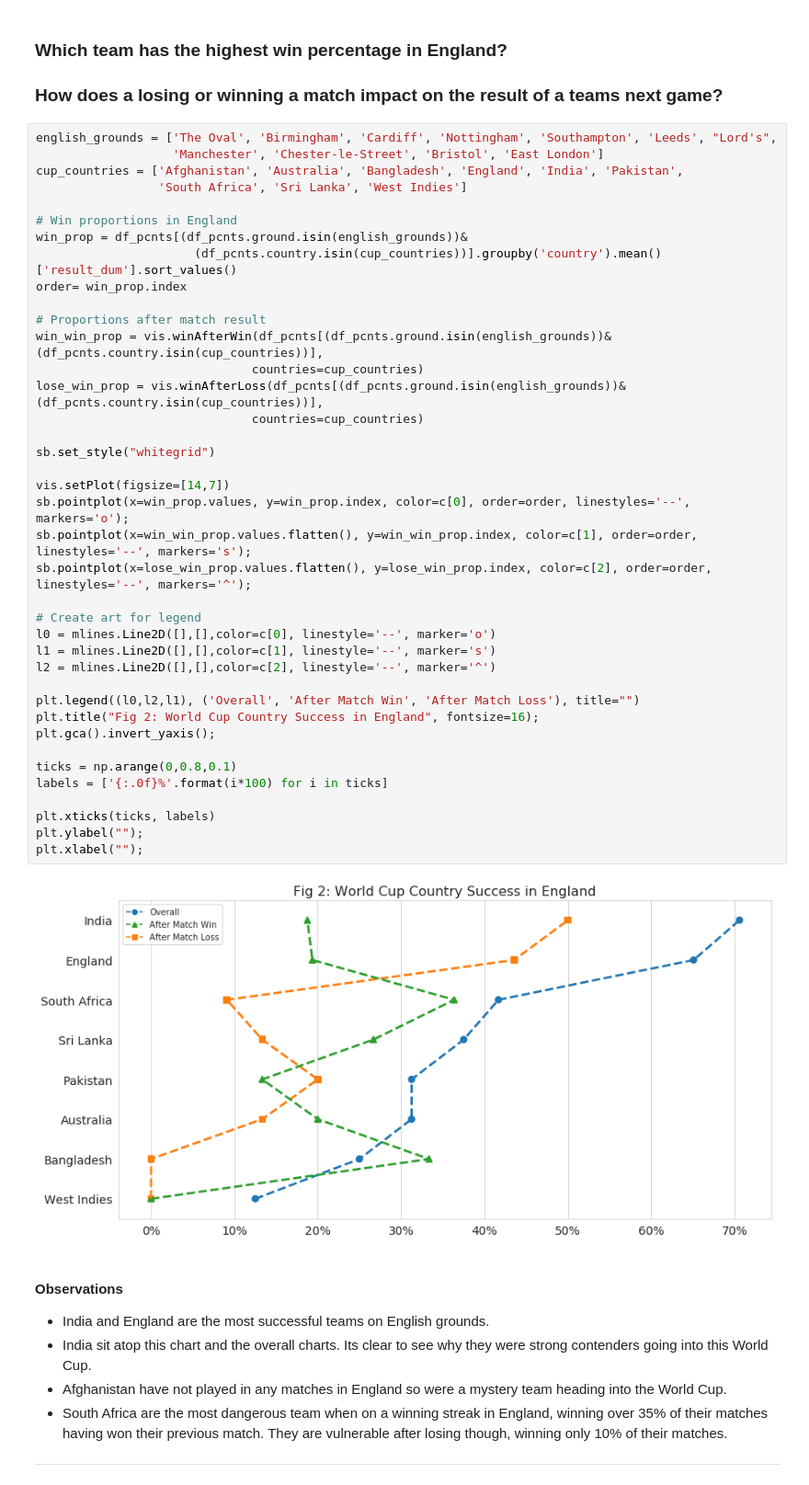
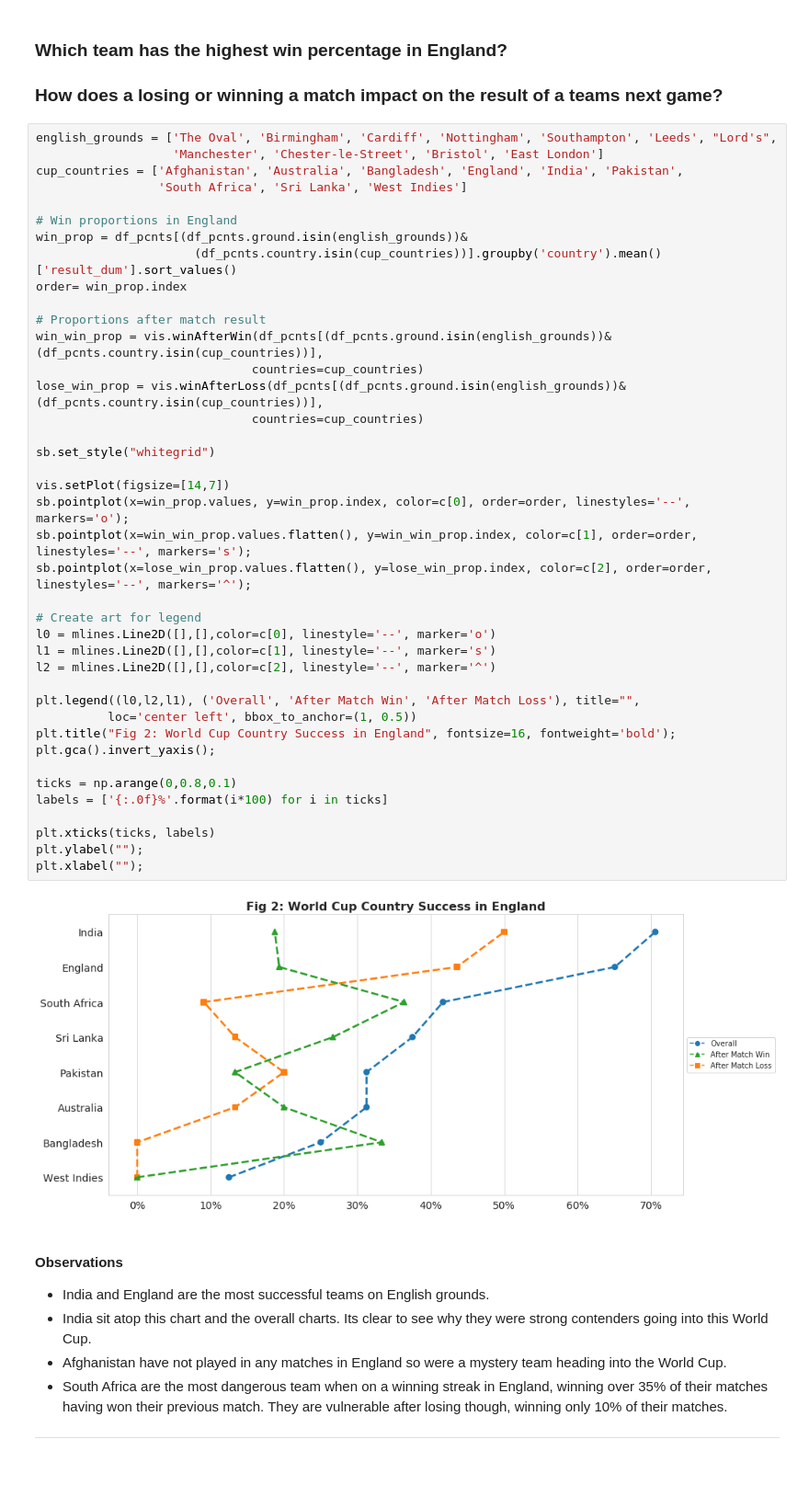
Before and after one commit to matt-fielding8/ODI_Cricket, a Jupyter notebook: notebooks/ODI_Cricket_Findings.ipynb, the cells around one changed output. Shown: that part at 92% size. Saved outputs shown, nothing was run; the diff lists cells and outputs as text.

```diff
--- a/notebooks/ODI_Cricket_Findings.ipynb
+++ b/notebooks/ODI_Cricket_Findings.ipynb
@@ -171,36 +168,37 @@ win_prop = df_pcnts[(df_pcnts.ground.isin(english_grounds))&
                       (df_pcnts.country.isin(cup_countries))].groupby('country').mean()['result_dum'].sort_values()
 order= win_prop.index
 
 # Proportions after match result
 win_win_prop = vis.winAfterWin(df_pcnts[(df_pcnts.ground.isin(english_grounds))&(df_pcnts.country.isin(cup_countries))],
                               countries=cup_countries)
 lose_win_prop = vis.winAfterLoss(df_pcnts[(df_pcnts.ground.isin(english_grounds))&(df_pcnts.country.isin(cup_countries))],
                               countries=cup_countries)
 
 sb.set_style("whitegrid")
 
 vis.setPlot(figsize=[14,7])
 sb.pointplot(x=win_prop.values, y=win_prop.index, color=c[0], order=order, linestyles='--', markers='o');
 sb.pointplot(x=win_win_prop.values.flatten(), y=win_win_prop.index, color=c[1], order=order, linestyles='--', markers='s');
 sb.pointplot(x=lose_win_prop.values.flatten(), y=lose_win_prop.index, color=c[2], order=order, linestyles='--', markers='^');
 
 # Create art for legend
 l0 = mlines.Line2D([],[],color=c[0], linestyle='--', marker='o')
 l1 = mlines.Line2D([],[],color=c[1], linestyle='--', marker='s')
 l2 = mlines.Line2D([],[],color=c[2], linestyle='--', marker='^')
 
-plt.legend((l0,l2,l1), ('Overall', 'After Match Win', 'After Match Loss'), title="")
-plt.title("Fig 2: World Cup Country Success in England", fontsize=16);
+plt.legend((l0,l2,l1), ('Overall', 'After Match Win', 'After Match Loss'), title="",
+          loc='center left', bbox_to_anchor=(1, 0.5))
+plt.title("Fig 2: World Cup Country Success in England", fontsize=16, fontweight='bold');
 plt.gca().invert_yaxis();
 
 ticks = np.arange(0,0.8,0.1)
 labels = ['{:.0f}%'.format(i*100) for i in ticks]
 
 plt.xticks(ticks, labels)
 plt.ylabel("");
 plt.xlabel("");
 # %% [output]
-[figure, old version]
+[figure, new version]
 # %% [markdown]
 #### Observations
 - India and England are the most successful teams on English grounds.
```
Also changed, not shown: parts of 11 cells of this notebook, 4 other files.
